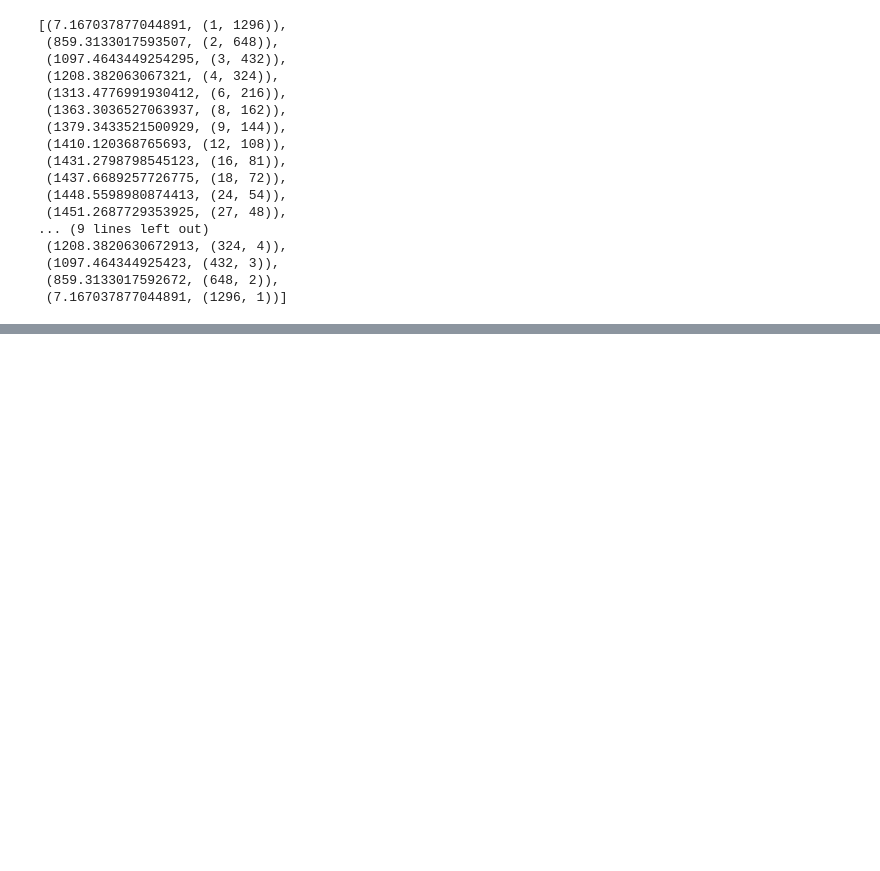
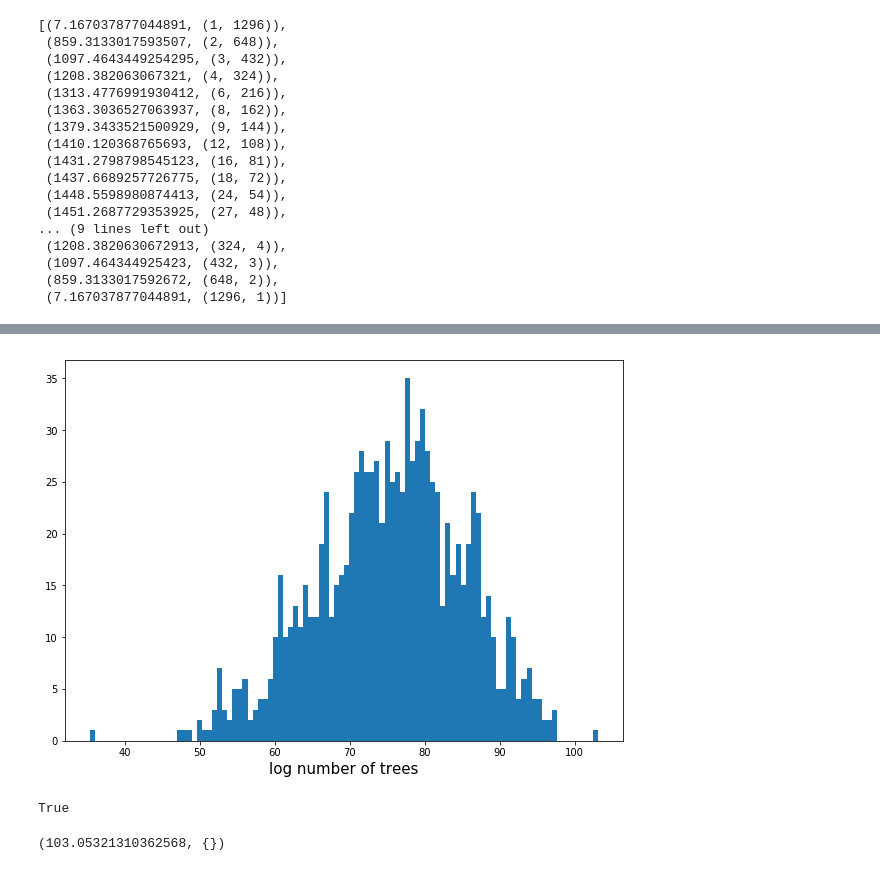
Before and after one commit to gerrymandr/spanning_trees, a Jupyter notebook: rectangle_tree_compactness.ipynb, the cells around one changed output, grey strips where cells are left out. Cells and saved outputs as stored; diff of their text form; code cells hidden in the pictures; blank space fills up the shorter version.

```diff
--- a/rectangle_tree_compactness.ipynb
+++ b/rectangle_tree_compactness.ipynb
@@ -58,0 +107,16 @@ plt.show()
+# %%
+plt.figure(figsize=(10,7))
+plt.xlabel("log number of trees", fontsize = 15)
+
+plt.hist(tree_compact, bins = 100)
+plt.show()
+# %% [output]
+[figure, added]
+# %%
+max(tree_compactness) == tree_compactness[0]
+# %% [output]
+True
+# %%
+max(tree_compactness)
+# %% [output]
+(103.05321310362568, {})
```
Also changed, not shown: parts of 7 cells of this notebook, 2 other files.
